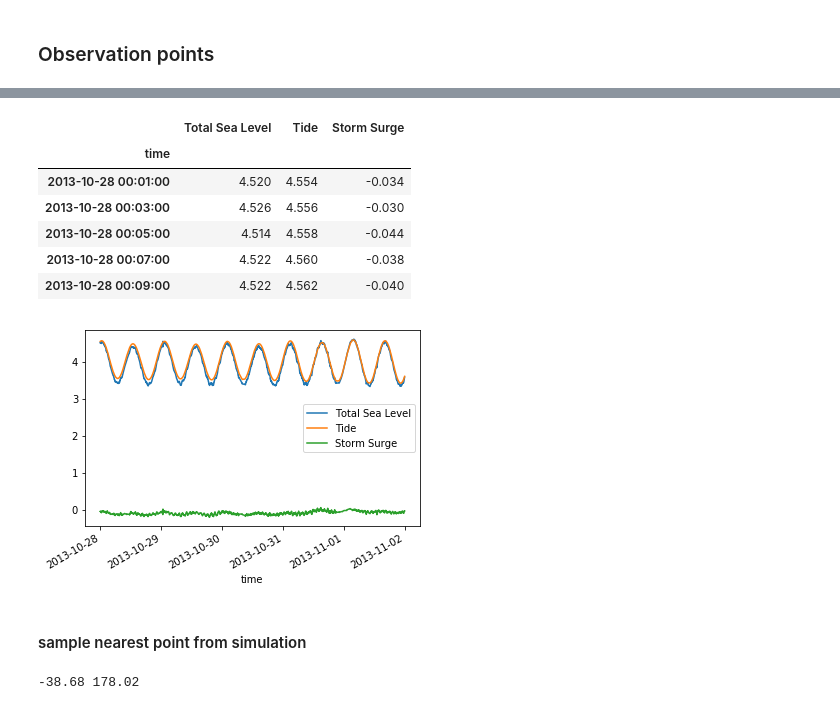
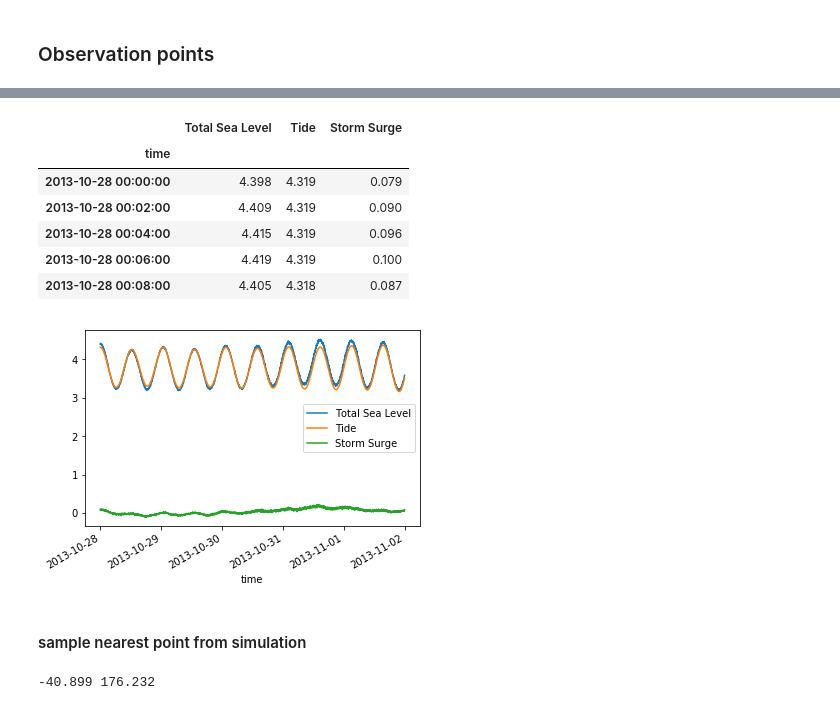
Before and after one commit to brey/pyPoseidon, a Jupyter notebook: examples/Workflow.ipynb, the cells around one changed output, grey strips where cells are left out. Cells and saved outputs as stored; diff of their text form; code cells hidden in the pictures.

```diff
--- a/examples/Workflow.ipynb
+++ b/examples/Workflow.ipynb
@@ -154,27 +176,27 @@ p.head()
 # %%
 #get with Station Name
-p = otp.obs.loc('Gisborne')
+p = otp.obs.loc('New Zealand - Castlepoint')
 p.head()
 # %% [output]
 |  | Total Sea Level | Tide | Storm Surge |
 | time |  |  |  |
-| 2013-10-28 00:01:00 | 4.520 | 4.554 | -0.034 |
-| 2013-10-28 00:03:00 | 4.526 | 4.556 | -0.030 |
-| 2013-10-28 00:05:00 | 4.514 | 4.558 | -0.044 |
-| 2013-10-28 00:07:00 | 4.522 | 4.560 | -0.038 |
-| 2013-10-28 00:09:00 | 4.522 | 4.562 | -0.040 |
+| 2013-10-28 00:00:00 | 4.398 | 4.319 | 0.079 |
+| 2013-10-28 00:02:00 | 4.409 | 4.319 | 0.090 |
+| 2013-10-28 00:04:00 | 4.415 | 4.319 | 0.096 |
+| 2013-10-28 00:06:00 | 4.419 | 4.319 | 0.100 |
+| 2013-10-28 00:08:00 | 4.405 | 4.318 | 0.087 |
 # %%
 #plot
 ax = p.plot()
 # %% [output]
-[figure, old version]
+[figure, new version]
 # %% [markdown]
 #### sample nearest point from simulation
 # %%
-lat,lon = otp.obs.locations.loc[1,['Latitude','Longitude']] #get lat lon from tide gauge
+lat,lon = otp.obs.locations.loc[1,['lat','lon']] #get lat lon from tide gauge
 print lat, lon
 # %% [output]
--38.68 178.02
+-40.899 176.232
 # %%
 ts = otp.vars.S1.sel(XZ=[lon], method='nearest').sel(YZ=[lat], method='nearest')
 otp.vars.XZ.sel(XZ=[lon], method='nearest'), otp.vars.YZ.sel(YZ=[lat], method='nearest')
```
Also changed, not shown: parts of 10 cells of this notebook, 3 other files.
